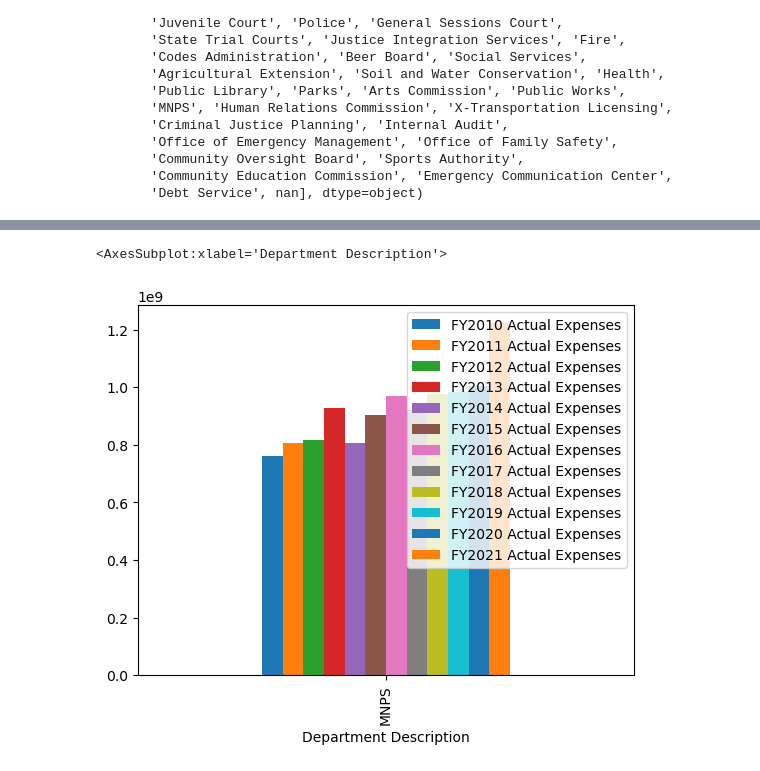
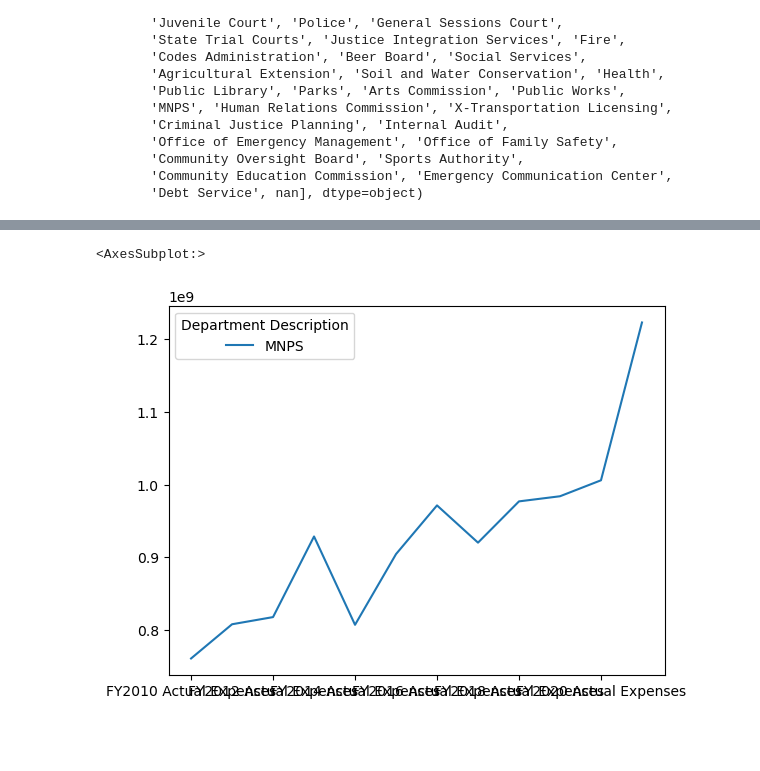
Before and after one commit to jwhankins177/capstone-budget-impact-jupyternb-python, a Jupyter notebook: notebooks/MNPS.ipynb, the cells around one changed output, grey strips where cells are left out. Saved outputs shown, nothing was run; the diff lists cells and outputs as text; code cells hidden in the pictures; blank space fills up the shorter version.

```diff
--- a/notebooks/MNPS.ipynb
+++ b/notebooks/MNPS.ipynb
@@ -87,8 +87,10 @@ dd.head()
 |  | FY2010 Actual Expenses | FY2011 Actual Expenses | FY2012 Actual Expenses | FY2013 Actual Expenses | ... |
 | Department Description |  |  |  |  | ... |
 | MNPS | 7.609178e+08 | 807999776.3 | 8.178569e+08 | 9.287887e+08 | ... |
+# %%
+dd =dd.T
 # %%
-dd.plot(kind="bar")
+dd.plot(kind="line")
 # %% [output]
-<AxesSubplot:xlabel='Department Description'>
+<AxesSubplot:>
-[figure, old version]
+[figure, new version]
```
